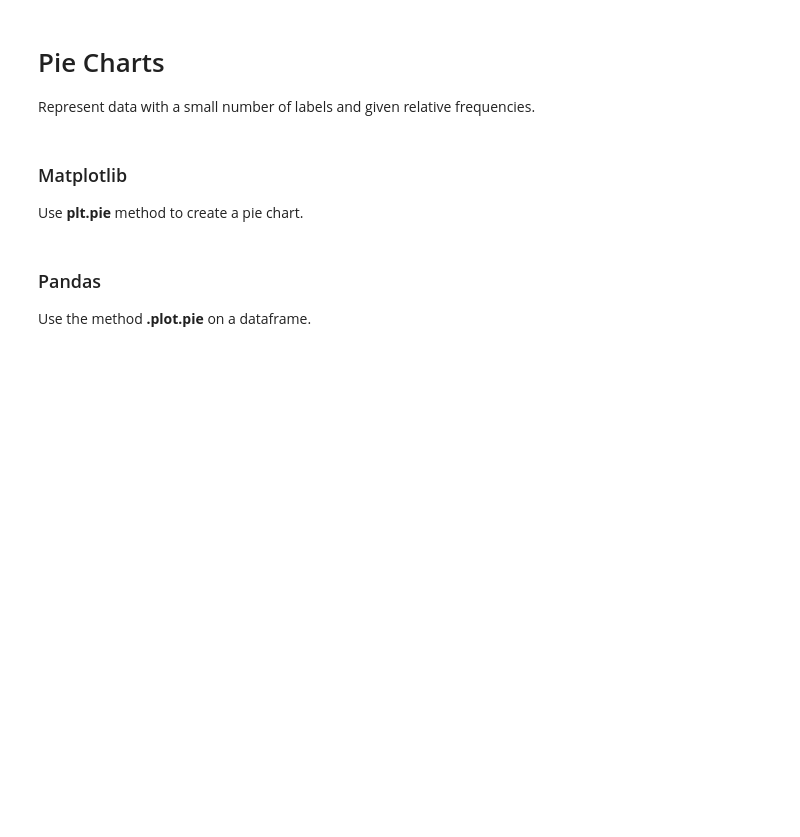
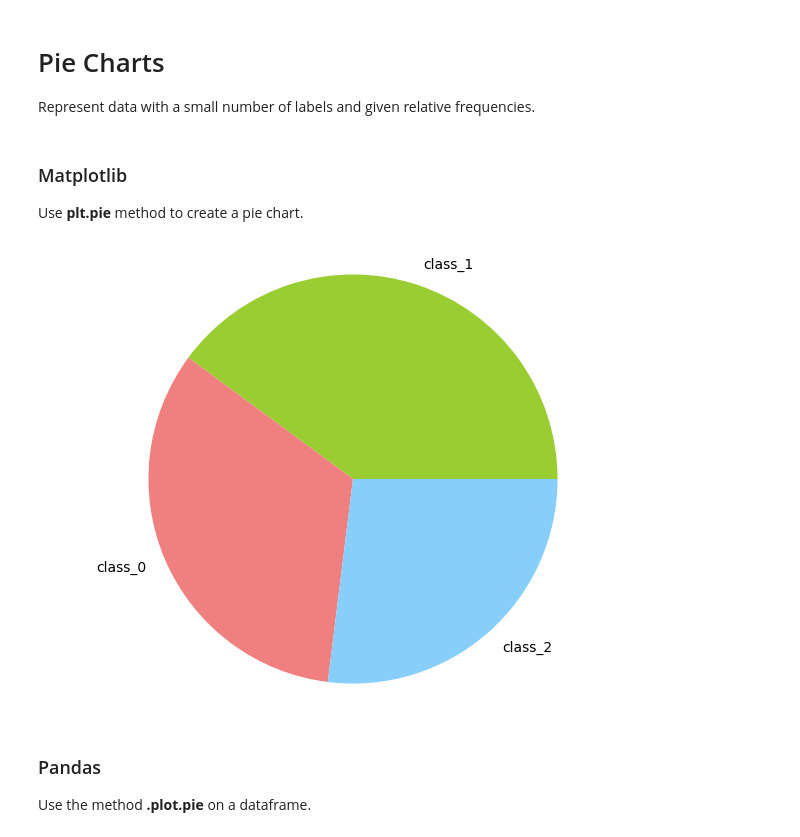
Before and after one commit to Gnoel01/data_viz_python_tutorial, a Jupyter notebook: Data_Viz_Tutorial.ipynb, the cells around one changed output. Cells and saved outputs as stored; diff of their text form; code cells hidden in the pictures; blank space fills up the shorter version.

```diff
--- a/Data_Viz_Tutorial.ipynb
+++ b/Data_Viz_Tutorial.ipynb
@@ -475,16 +470,18 @@ Use **plt.pie** method to create a pie chart.
 # %%
 #first create data arrays
 data = wine_df['class'].value_counts()
 labels = data.index.tolist()
 sizes = data.values
 colors = ['yellowgreen', 'lightcoral', 'lightskyblue']
 explode = (0.1, 0, 0)  # explode 1st slice
 
-
+plt.pie(x= data, labels= labels, colors= colors)
 
 plt.tight_layout()
 plt.axis('equal')
 plt.show()
+# %% [output]
+[figure, added]
 # %% [markdown]
 ### Pandas
 Use the method **.plot.pie** on a dataframe.
```
Also changed, not shown: parts of 14 cells of this notebook.
